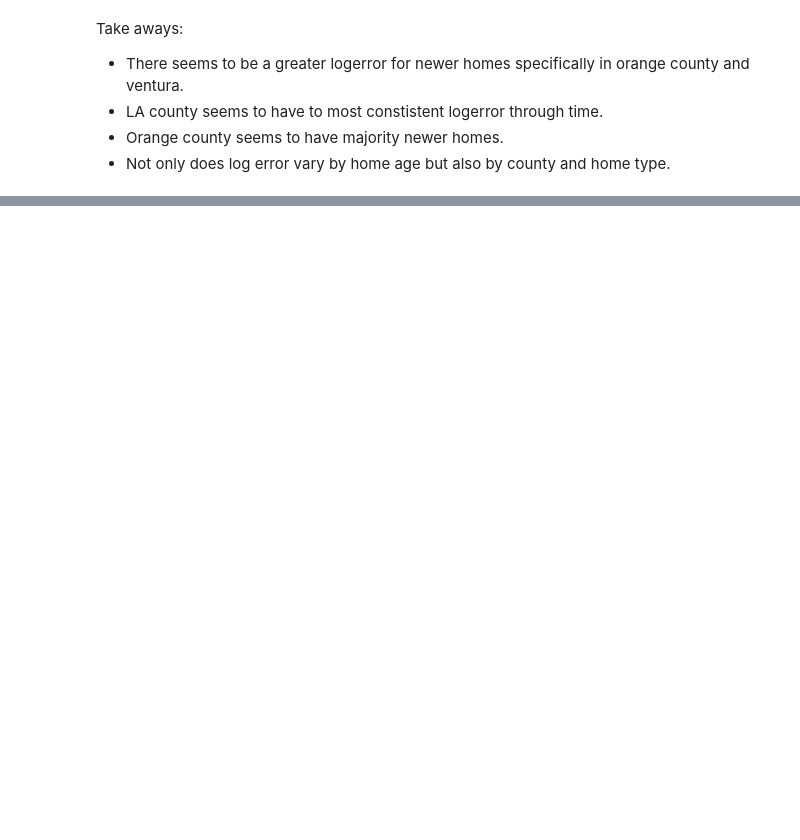
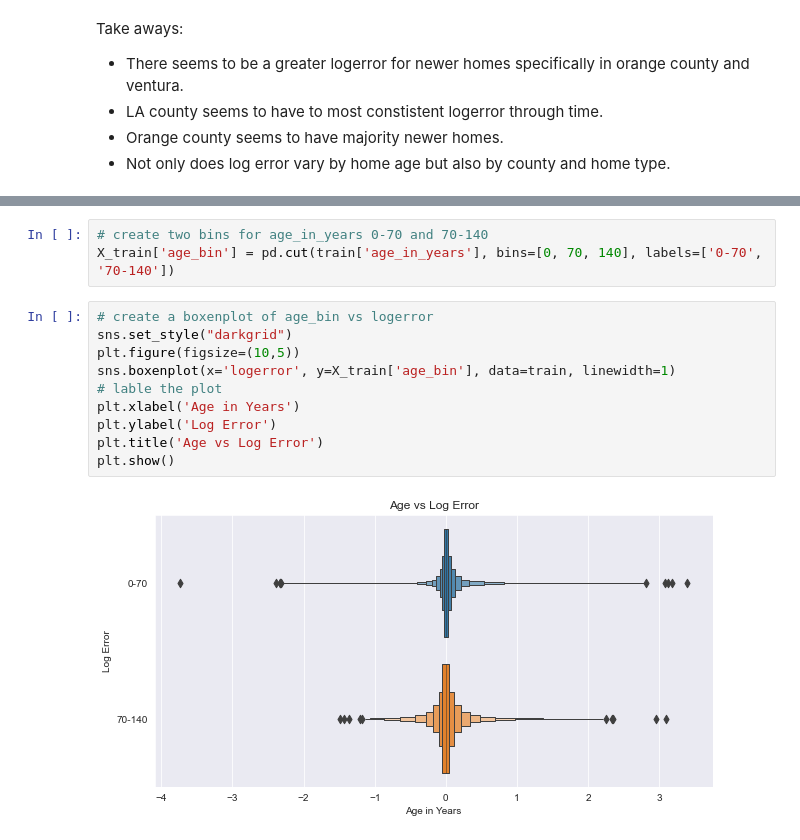
Before and after one commit to craigcalzado/clustering-project, a Jupyter notebook: cluster_project.ipynb, the cells around one changed output, grey strips where cells are left out. Drawn from its saved outputs; the diff is of its cells as text; blank space fills up the shorter version.

```diff
--- a/cluster_project.ipynb
+++ b/cluster_project.ipynb
@@ -323,0 +267,15 @@ cluster(zillow, 'age_in_years', 'logerror', 3)
+# %%
+# create two bins for age_in_years 0-70 and 70-140
+X_train['age_bin'] = pd.cut(train['age_in_years'], bins=[0, 70, 140], labels=['0-70', '70-140'])
+# %%
+# create a boxenplot of age_bin vs logerror
+sns.set_style("darkgrid")
+plt.figure(figsize=(10,5))
+sns.boxenplot(x='logerror', y=X_train['age_bin'], data=train, linewidth=1)
+# lable the plot
+plt.xlabel('Age in Years')
+plt.ylabel('Log Error')
+plt.title('Age vs Log Error')
+plt.show()
+# %% [output]
+[figure, added]
```
Also changed, not shown: parts of 103 cells of this notebook.
